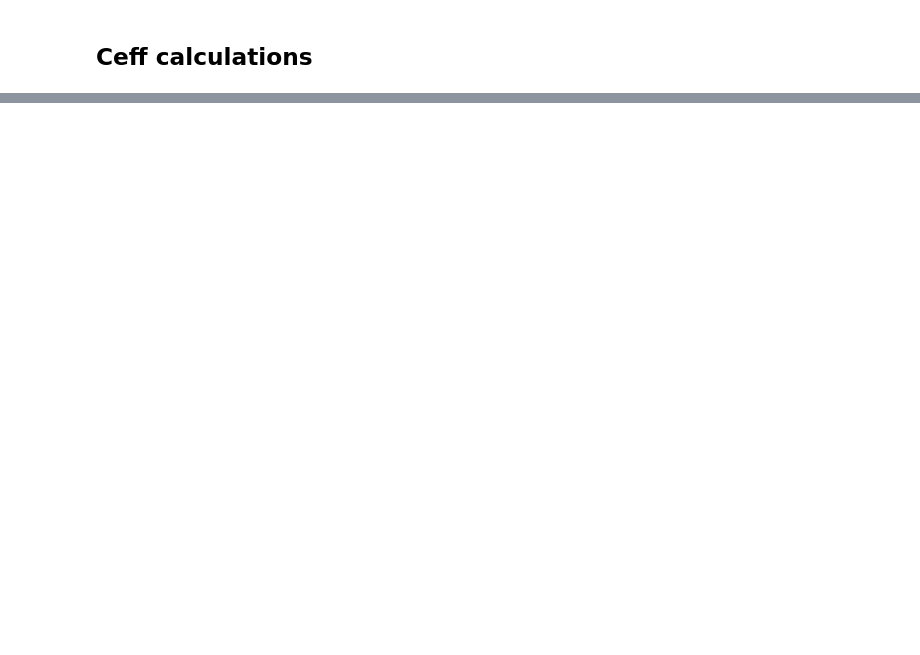
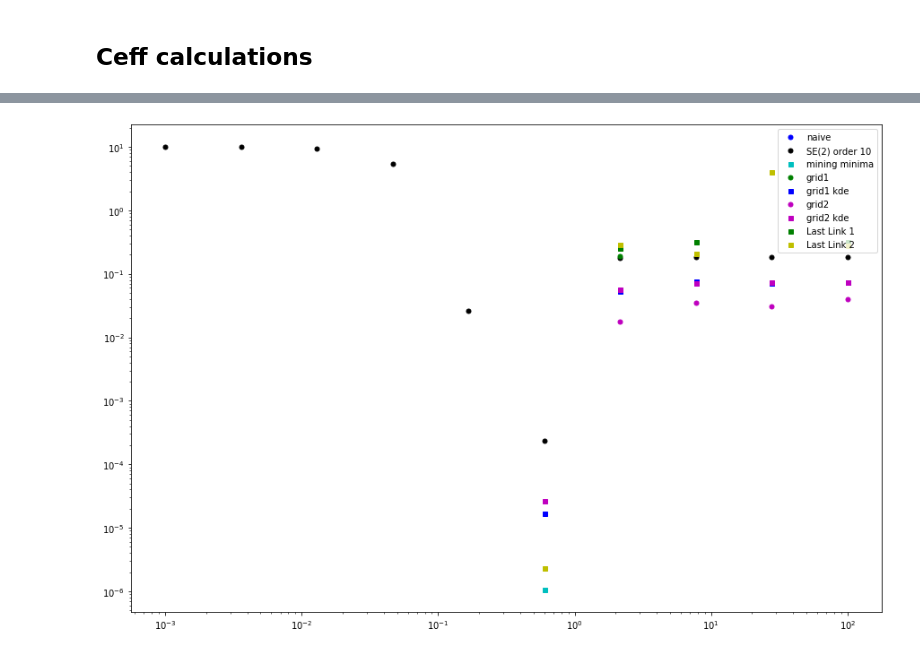
Before and after one commit to ramyarangan/numerical_ceff, a Jupyter notebook: ceff_calculations.ipynb, the cells around one changed output, grey strips where cells are left out. Cells and saved outputs as stored; diff of their text form; code cells hidden in the pictures; blank space fills up the shorter version.

```diff
--- a/ceff_calculations.ipynb
+++ b/ceff_calculations.ipynb
@@ -1119,0 +201,10 @@ plot_ceffs(SIGMA_MIN, SIGMA_MAX, NUM_PTS, ceff_lists_4_0, label_list_4_0, fig_si
+# %%
+# Four links with theta_0 = 0
+ceff_lists_4_0 = [numerical_ceff_vals_4_0, se2_ceff_vals_4_0, \
+                mining_minima_4_0, grid1_ceff_4_0, grid1_ceff_kde_4_0, grid2_ceff_4_0, \
+                grid2_ceff_kde_4_0, lastlink1_4_0, lastlink2_4_0]
+label_list_4_0 = ['naive', 'SE(2) order 10', 'mining minima', \
+                'grid1', 'grid1 kde', 'grid2', 'grid2 kde', 'Last Link 1', 'Last Link 2']
+plot_ceffs(ceff_lists_4_0, label_list_4_0, fig_size=(15, 10), cutoff=-10)
+# %% [output]
+[figure, added]
```
Also changed, not shown: parts of 90 cells of this notebook, 4 other files.
